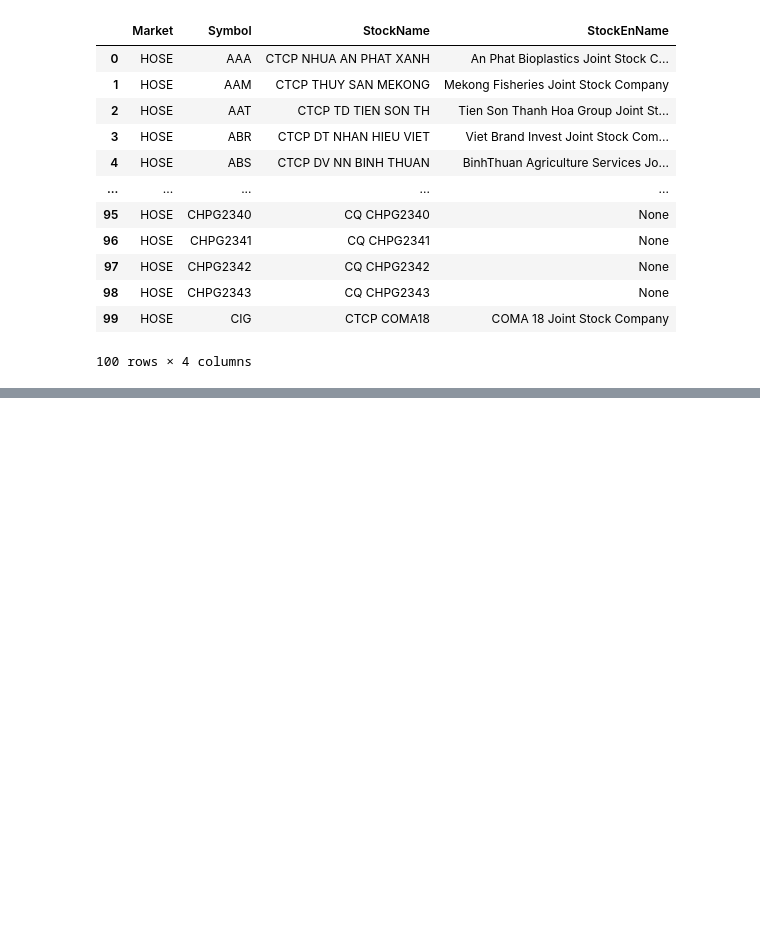
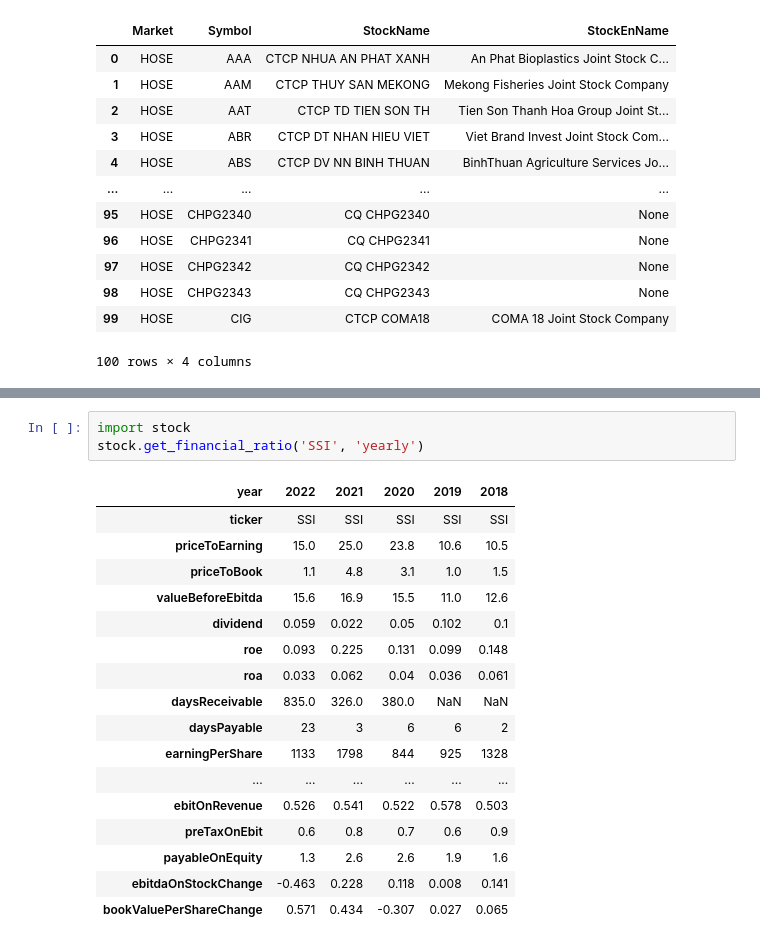
Before and after one commit to hung-manh/Vietnam-Stock-Market-Insights, a Jupyter notebook: stock_test.ipynb, the cells around one changed output, grey strips where cells are left out. Saved outputs shown, nothing was run; the diff lists cells and outputs as text; blank space fills up the shorter version.

```diff
--- a/stock_test.ipynb
+++ b/stock_test.ipynb
@@ -147,0 +247,21 @@ stock.get_securities_list()
+# %%
+import stock
+stock.get_financial_ratio('SSI', 'yearly')
+# %% [output]
+| year | 2022 | 2021 | 2020 | 2019 | 2018 |
+| ticker | SSI | SSI | SSI | SSI | SSI |
+| priceToEarning | 15.0 | 25.0 | 23.8 | 10.6 | 10.5 |
+| priceToBook | 1.1 | 4.8 | 3.1 | 1.0 | 1.5 |
+| valueBeforeEbitda | 15.6 | 16.9 | 15.5 | 11.0 | 12.6 |
+| dividend | 0.059 | 0.022 | 0.05 | 0.102 | 0.1 |
+| roe | 0.093 | 0.225 | 0.131 | 0.099 | 0.148 |
+| roa | 0.033 | 0.062 | 0.04 | 0.036 | 0.061 |
+| daysReceivable | 835.0 | 326.0 | 380.0 | NaN | NaN |
+| daysPayable | 23 | 3 | 6 | 6 | 2 |
+| earningPerShare | 1133 | 1798 | 844 | 925 | 1328 |
+| ... | ... | ... | ... | ... | ... |
+| ebitOnRevenue | 0.526 | 0.541 | 0.522 | 0.578 | 0.503 |
+| preTaxOnEbit | 0.6 | 0.8 | 0.7 | 0.6 | 0.9 |
+| payableOnEquity | 1.3 | 2.6 | 2.6 | 1.9 | 1.6 |
+| ebitdaOnStockChange | -0.463 | 0.228 | 0.118 | 0.008 | 0.141 |
+| bookValuePerShareChange | 0.571 | 0.434 | -0.307 | 0.027 | 0.065 |
```
Also changed, not shown: parts of 7 cells of this notebook, 8 other files.
